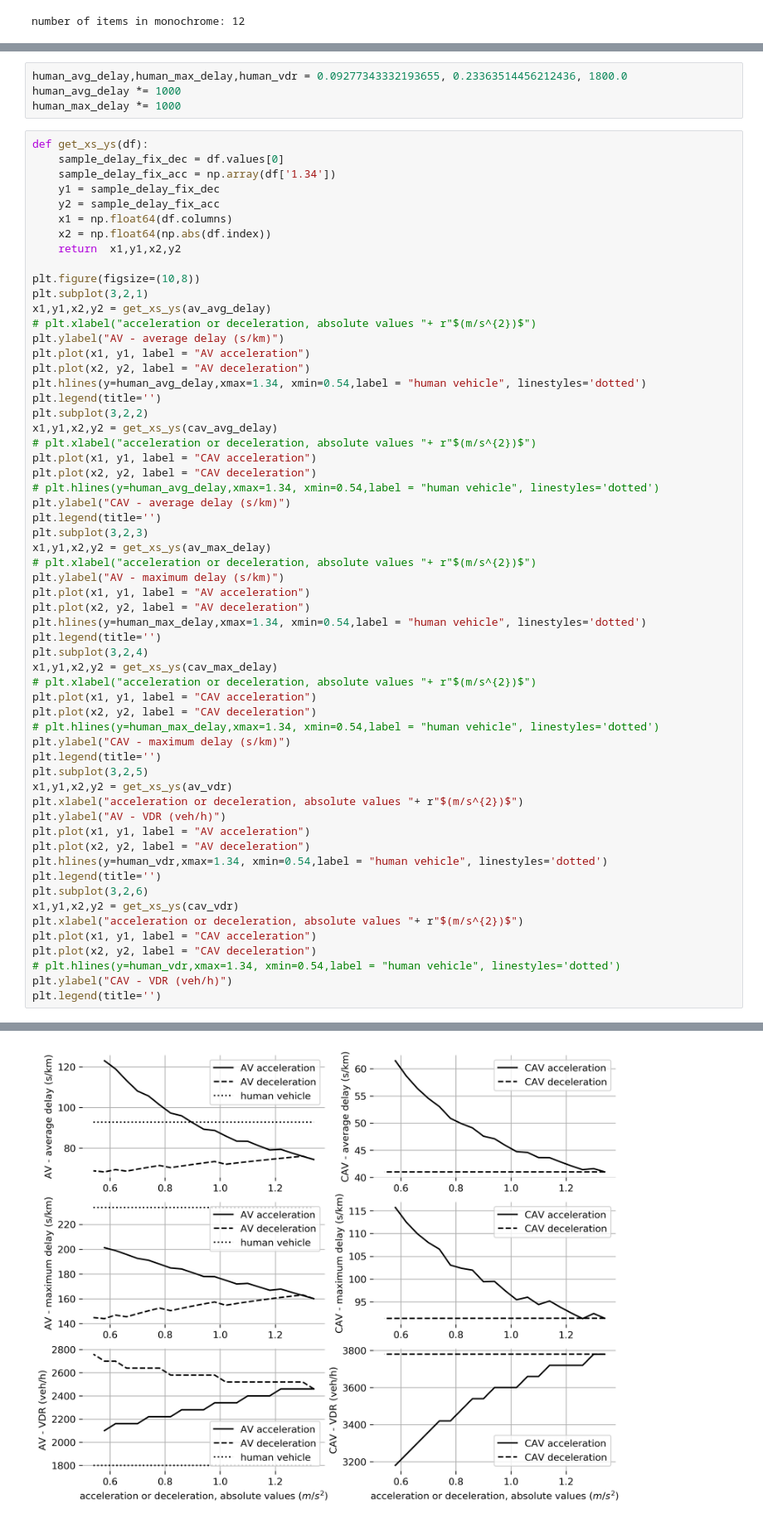
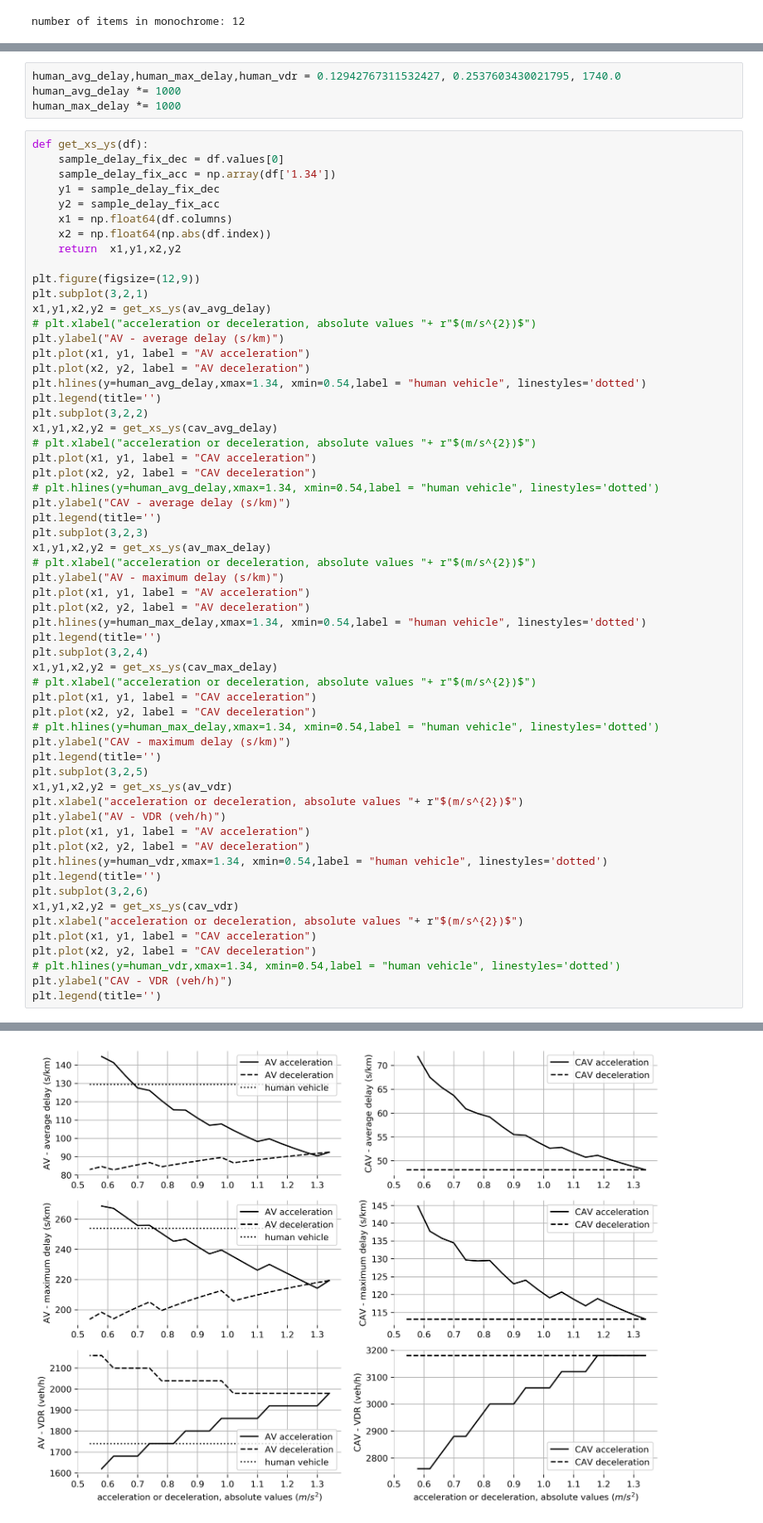
Before and after one commit to JiyanBlack/VDSF-Vehicle_Deque_Simulation_Framework, a Jupyter notebook: source/SG1-VIZ.ipynb, the cells around one changed output, grey strips where cells are left out. Shown at 83% size. Cells and saved outputs as stored; diff of their text form.

```diff
--- a/source/SG1-VIZ.ipynb
+++ b/source/SG1-VIZ.ipynb
@@ -61,5 +81,5 @@ ylabel="maximum deceleration"
 # %%
-human_avg_delay,human_max_delay,human_vdr = 0.09277343332193655, 0.23363514456212436, 1800.0
+human_avg_delay,human_max_delay,human_vdr = 0.12942767311532427, 0.2537603430021795, 1740.0
 human_avg_delay *= 1000
 human_max_delay *= 1000
 # %%
@@ -72,7 +92,7 @@ def get_xs_ys(df):
     x2 = np.float64(np.abs(df.index))
     return  x1,y1,x2,y2
 
-plt.figure(figsize=(10,8))
+plt.figure(figsize=(12,9))
 plt.subplot(3,2,1)
 x1,y1,x2,y2 = get_xs_ys(av_avg_delay)
 # plt.xlabel("acceleration or deceleration, absolute values "+ r"$(m/s^{2})$")
@@ -96,34 +116,34 @@ plt.ylabel("AV - maximum delay (s/km)")
 plt.plot(x1, y1, label = "AV acceleration")
 plt.plot(x2, y2, label = "AV deceleration")
 plt.hlines(y=human_max_delay,xmax=1.34, xmin=0.54,label = "human vehicle", linestyles='dotted')
 plt.legend(title='')
 plt.subplot(3,2,4)
 x1,y1,x2,y2 = get_xs_ys(cav_max_delay)
 # plt.xlabel("acceleration or deceleration, absolute values "+ r"$(m/s^{2})$")
 plt.plot(x1, y1, label = "CAV acceleration")
 plt.plot(x2, y2, label = "CAV deceleration")
 # plt.hlines(y=human_max_delay,xmax=1.34, xmin=0.54,label = "human vehicle", linestyles='dotted')
 plt.ylabel("CAV - maximum delay (s/km)")
 plt.legend(title='')
 plt.subplot(3,2,5)
 x1,y1,x2,y2 = get_xs_ys(av_vdr)
 plt.xlabel("acceleration or deceleration, absolute values "+ r"$(m/s^{2})$")
 plt.ylabel("AV - VDR (veh/h)")
 plt.plot(x1, y1, label = "AV acceleration")
 plt.plot(x2, y2, label = "AV deceleration")
 plt.hlines(y=human_vdr,xmax=1.34, xmin=0.54,label = "human vehicle", linestyles='dotted')
 plt.legend(title='')
 plt.subplot(3,2,6)
 x1,y1,x2,y2 = get_xs_ys(cav_vdr)
 plt.xlabel("acceleration or deceleration, absolute values "+ r"$(m/s^{2})$")
 plt.plot(x1, y1, label = "CAV acceleration")
 plt.plot(x2, y2, label = "CAV deceleration")
 # plt.hlines(y=human_vdr,xmax=1.34, xmin=0.54,label = "human vehicle", linestyles='dotted')
 plt.ylabel("CAV - VDR (veh/h)")
 plt.legend(title='')
 # %% [output]
 <matplotlib.legend.Legend at 0x...>
-[figure, old version]
+[figure, new version]
 # %%
 def cal_max_min_two_df(df1,df2):
     df1max = np.max(np.max(df1))
```
Also changed, not shown: parts of 4 cells of this notebook, 29 other files.
